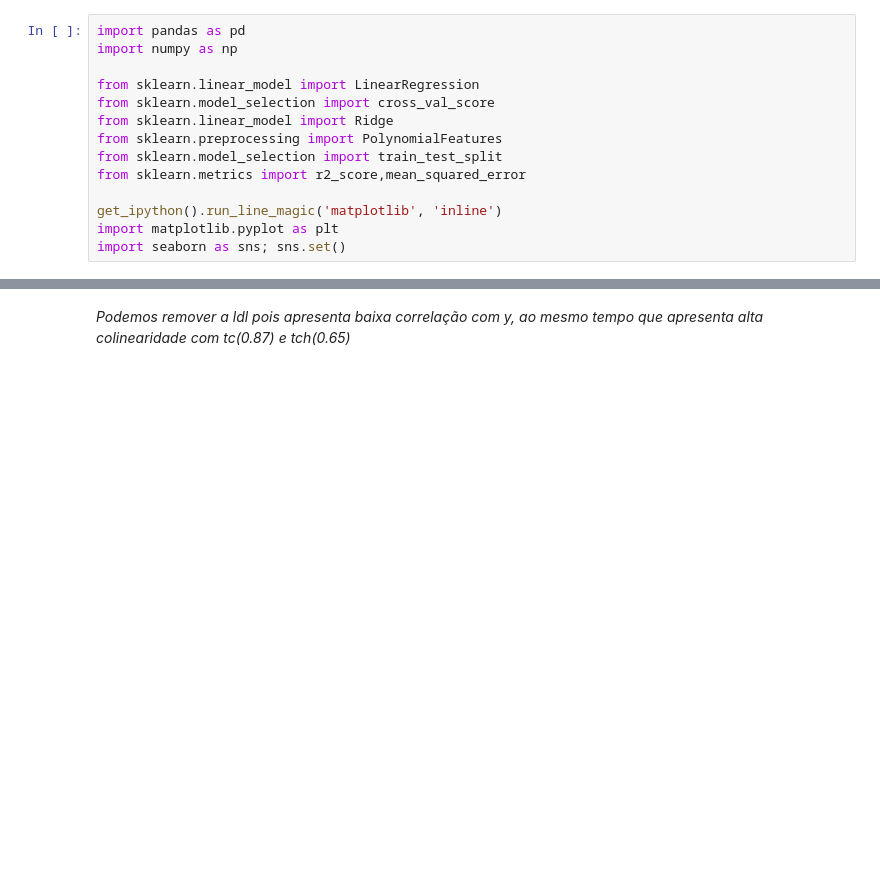
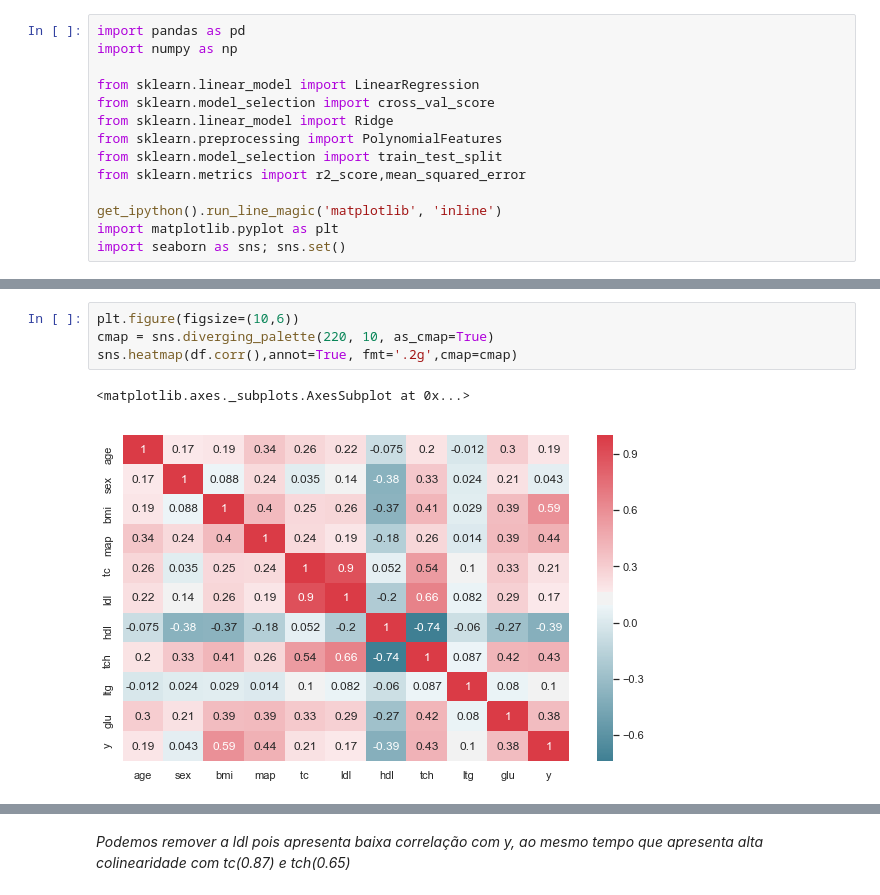
Before and after one commit to prbronze/MCZA015-13, a Jupyter notebook: Diabetes and Regression.ipynb, the cells around one changed output, grey strips where cells are left out. Drawn from its saved outputs; the diff is of its cells as text; blank space fills up the shorter version.

```diff
--- a/Diabetes and Regression.ipynb
+++ b/Diabetes and Regression.ipynb
@@ -62,0 +56,7 @@ Index(['age', 'sex', 'bmi', 'map', 'tc ', 'ldl', 'hdl', 'tch', 'ltg', 'glu',
+# %%
+plt.figure(figsize=(10,6))
+cmap = sns.diverging_palette(220, 10, as_cmap=True)
+sns.heatmap(df.corr(),annot=True, fmt='.2g',cmap=cmap)
+# %% [output]
+<matplotlib.axes._subplots.AxesSubplot at 0x...>
+[figure, added]
```
Also changed, not shown: parts of 14 cells of this notebook.
